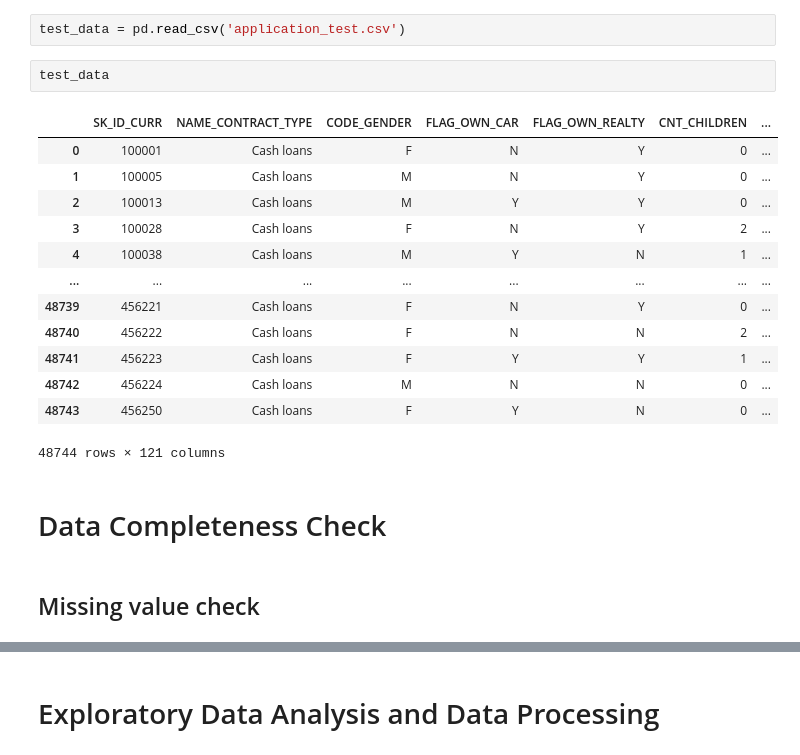
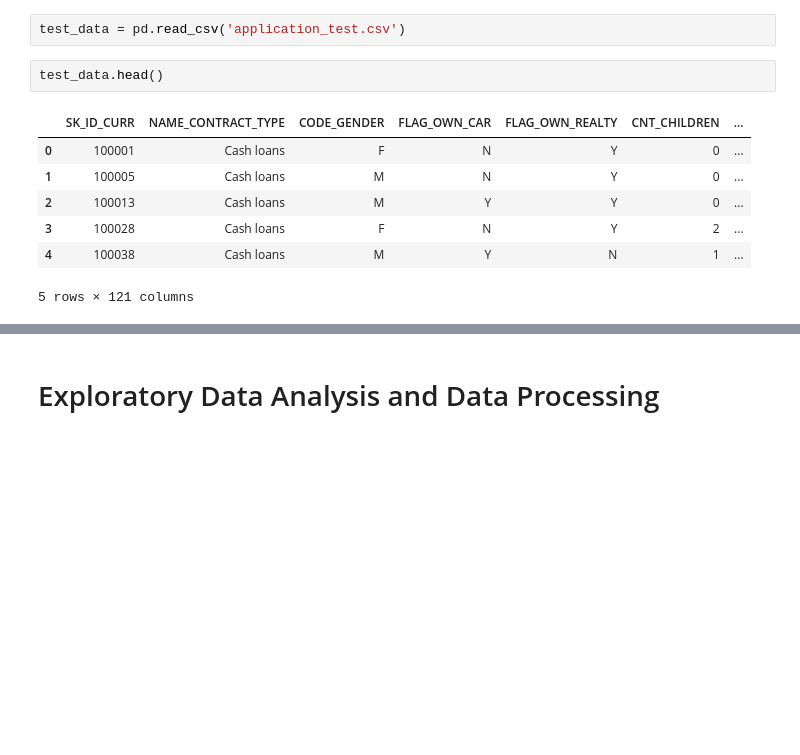
Before and after one commit to yybrother989/HomeCreditDefaultRisk, a Jupyter notebook: Capstone_Project-Home-Credit-Default-Risk_V0.1.ipynb, the cells around one changed output, grey strips where cells are left out. Cells and saved outputs as stored; diff of their text form; blank space fills up the shorter version.

```diff
--- a/Capstone_Project-Home-Credit-Default-Risk_V0.1.ipynb
+++ b/Capstone_Project-Home-Credit-Default-Risk_V0.1.ipynb
@@ -338,22 +342,12 @@ memory usage: 286.2+ MB
 # %%
 test_data = pd.read_csv('application_test.csv')
 # %%
-test_data
+test_data.head()
 # %% [output]
 |  | SK_ID_CURR | NAME_CONTRACT_TYPE | CODE_GENDER | FLAG_OWN_CAR | FLAG_OWN_REALTY | CNT_CHILDREN | ... |
 | 0 | 100001 | Cash loans | F | N | Y | 0 | ... |
 | 1 | 100005 | Cash loans | M | N | Y | 0 | ... |
 | 2 | 100013 | Cash loans | M | Y | Y | 0 | ... |
 | 3 | 100028 | Cash loans | F | N | Y | 2 | ... |
 | 4 | 100038 | Cash loans | M | Y | N | 1 | ... |
-| ... | ... | ... | ... | ... | ... | ... | ... |
-| 48739 | 456221 | Cash loans | F | N | Y | 0 | ... |
-| 48740 | 456222 | Cash loans | F | N | N | 2 | ... |
-| 48741 | 456223 | Cash loans | F | Y | Y | 1 | ... |
-| 48742 | 456224 | Cash loans | M | N | N | 0 | ... |
-| 48743 | 456250 | Cash loans | F | Y | N | 0 | ... |
-48744 rows × 121 columns
+5 rows × 121 columns
-# %% [markdown]
-# Data Completeness Check
-# %% [markdown]
-## Missing value check
```
Also changed, not shown: parts of 70 cells of this notebook.
